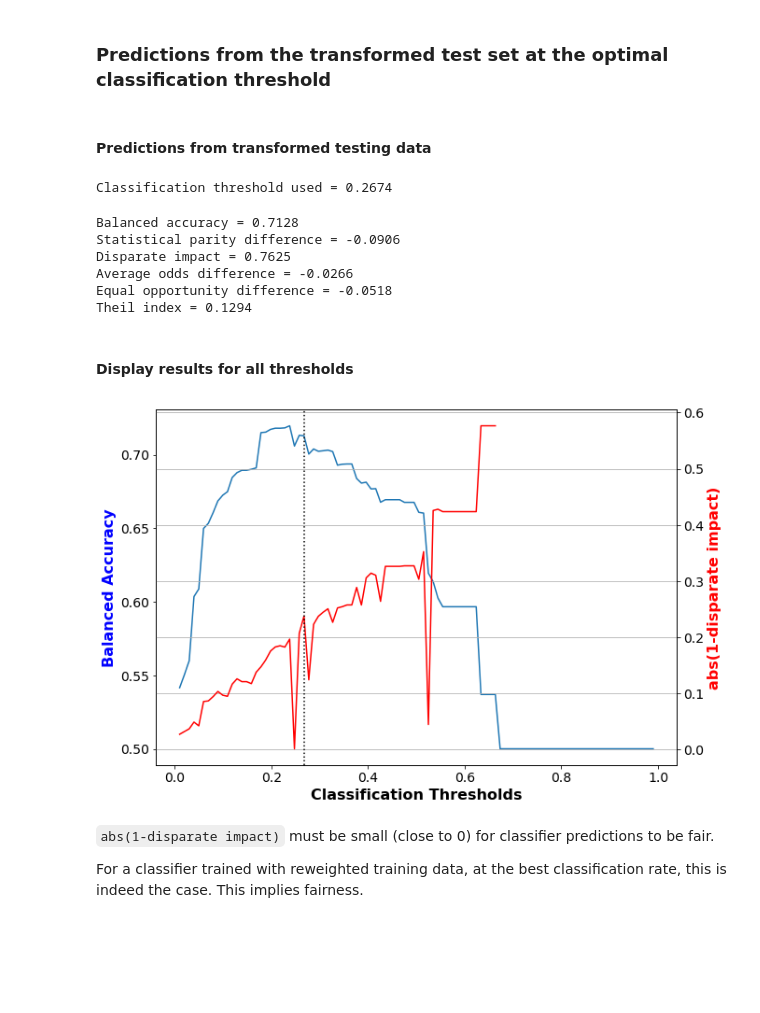
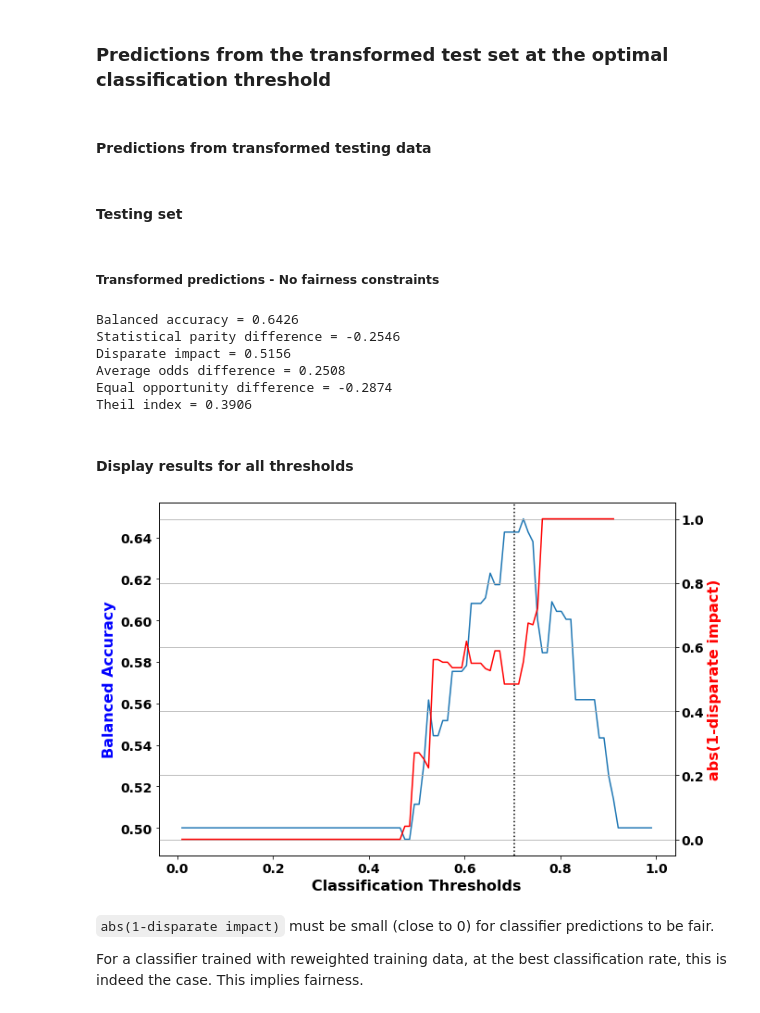
Before and after one commit to lindsey98/AIF360, a Jupyter notebook: examples/demo_reweighing_preproc.ipynb, the cells around one changed output. Saved outputs shown, nothing was run; the diff lists cells and outputs as text; code cells hidden in the pictures; blank space fills up the shorter version.

````diff
--- a/examples/demo_reweighing_preproc.ipynb
+++ b/examples/demo_reweighing_preproc.ipynb
@@ -121,6 +123,9 @@ RW = Reweighing(unprivileged_groups=unprivileged_groups,
                privileged_groups=privileged_groups)
 RW.fit(dataset_orig_train)
 dataset_transf_train = RW.transform(dataset_orig_train)
+
+dataset_transf_test = RW.transform(dataset_orig_test)
+dataset_transf_test = dataset_orig_test.align_datasets(dataset_transf_test)
 # %%
 ### Testing
 assert np.abs(dataset_transf_train.instance_weights.sum()-dataset_orig_train.instance_weights.sum())<1e-6
@@ -291,65 +319,77 @@ y_train_pred = lmod.predict(X_train)
 # %% [markdown]
 #### Obtain scores for transformed test set
 # %%
-dataset_transf_test_pred = dataset_orig_test.copy(deepcopy=True)
-X_test = scale_transf.fit_transform(dataset_transf_test_pred.features)
+dataset_transf_test_pred = dataset_transf_test.copy(deepcopy=True)
+X_test = scale_transf.transform(dataset_transf_test_pred.features)
 y_test = dataset_transf_test_pred.labels
 dataset_transf_test_pred.scores = lmod.predict_proba(X_test)[:,pos_ind].reshape(-1,1)
 # %% [markdown]
 ### Predictions from the transformed test set at the optimal classification threshold
 # %%
 display(Markdown("#### Predictions from transformed testing data"))
+
 bal_acc_arr_transf = []
 disp_imp_arr_transf = []
 avg_odds_diff_arr_transf = []
+stats_par_diff_arr_transf = []
+eq_opt_diff_arr_transf = []
+theil_arr_transf = []
 
-print("Classification threshold used = %.4f" % best_class_thresh)
+display(Markdown("#### Testing set"))
+display(Markdown("##### Transformed predictions - No fairness constraints"))
+
 for thresh in tqdm(class_thresh_arr):
-
-    if thresh == best_class_thresh:
-        disp = True
-    else:
-        disp = False
 
     fav_inds = dataset_transf_test_pred.scores > thresh
     dataset_transf_test_pred.labels[fav_inds] = dataset_transf_test_pred.favorable_label
     dataset_transf_test_pred.labels[~fav_inds] = dataset_transf_test_pred.unfavorable_label
 
-    metric_test_aft = compute_metrics(dataset_orig_test, dataset_transf_test_pred,
-                                      unprivileged_groups, privileged_groups,
-                                      disp = disp)
+    if (thresh == best_class_thresh):
+        disp = True
+    else:
+        disp = False
 
-    bal_acc_arr_transf.append(metric_test_aft["Balanced accuracy"])
-    avg_odds_diff_arr_transf.append(metric_test_aft["Average odds difference"])
-    disp_imp_arr_transf.append(metric_test_aft["Disparate impact"])
+    metric_test_bef = compute_metrics(dataset_transf_test, dataset_transf_test_pred,
+                                       unprivileged_groups, privileged_groups, disp=disp)
+
+    bal_acc_arr_transf.append(metric_test_bef["Balanced accuracy"])
+    stats_par_diff_arr_transf.append(metric_test_bef["Statistical parity difference"])
+    disp_imp_arr_transf.append(metric_test_bef["Disparate impact"])
+    avg_odds_diff_arr_transf.append(metric_test_bef["Average odds difference"])
+    eq_opt_diff_arr_transf.append(metric_test_bef["Equal opportunity difference"])
+    theil_arr_transf.append(metric_test_bef["Theil index"])
 # %% [output]
 #### Predictions from transformed testing data
+#### Testing set
+##### Transformed predictions - No fairness constraints
-Classification threshold used = 0.2674
+Balanced accuracy = 0.6426
+Statistical parity difference = -0.2546
+Disparate impact = 0.5156
+Average odds difference = 0.2508
+Equal opportunity difference = -0.2874
+Theil index = 0.3906
-Balanced accuracy = 0.7128
-Statistical parity difference = -0.0906
-Disparate impact = 0.7625
-Average odds difference = -0.0266
-Equal opportunity difference = -0.0518
-Theil index = 0.1294
 # %% [markdown]
 #### Display results for all thresholds
 # %%
 fig, ax1 = plt.subplots(figsize=(10,7))
 ax1.plot(class_thresh_arr, bal_acc_arr_transf)
 ax1.set_xlabel('Classification Thresholds', fontsize=16, fontweight='bold')
 ax1.set_ylabel('Balanced Accuracy', color='b', fontsize=16, fontweight='bold')
 ax1.xaxis.set_tick_params(labelsize=14)
 ax1.yaxis.set_tick_params(labelsize=14)
 
 
 ax2 = ax1.twinx()
 ax2.plot(class_thresh_arr, np.abs(1.0-np.array(disp_imp_arr_transf)), color='r')
 ax2.set_ylabel('abs(1-disparate impact)', color='r', fontsize=16, fontweight='bold')
-ax2.axvline(best_class_thresh, color='k', linestyle=':')
+ax2.axvline(np.array(class_thresh_arr)[best_ind],
+            color='k', linestyle=':')
 ax2.yaxis.set_tick_params(labelsize=14)
 ax2.grid(True)
+
+disp_imp_at_best_bal_acc_transf = np.abs(1.0-np.array(disp_imp_arr_transf))[best_ind]
 # %% [output]
-[figure, old version]
+[figure, new version]
 # %% [markdown]
 ```abs(1-disparate impact)``` must be small (close to 0) for classifier predictions to be fair.
 
````
Also changed, not shown: parts of 14 cells of this notebook.
